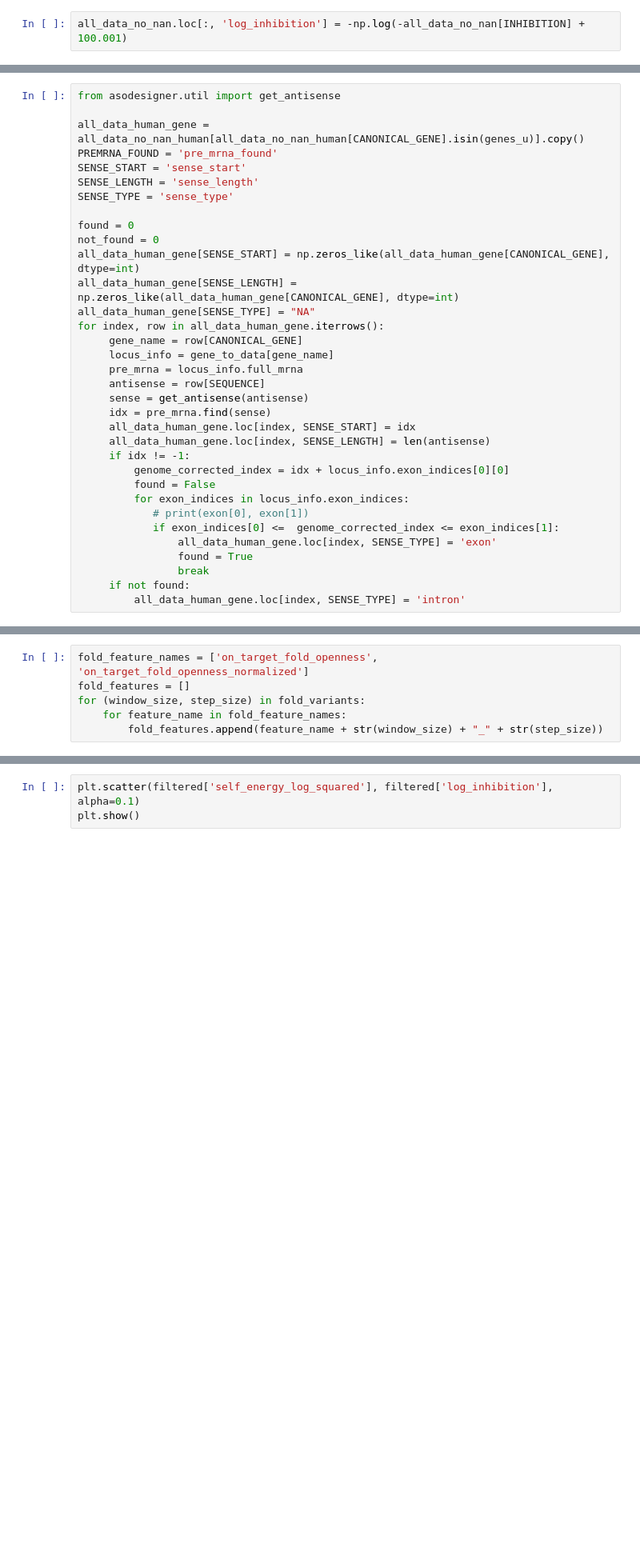
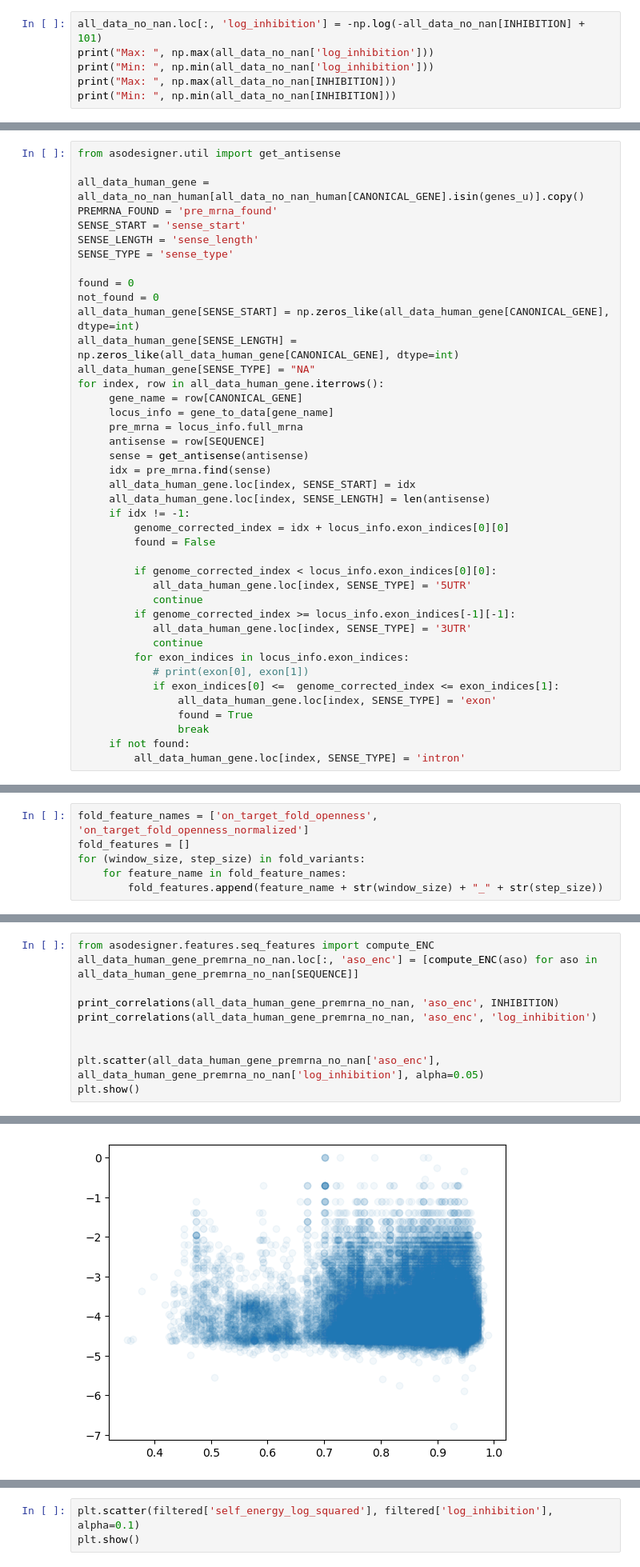
Before and after one commit to RedPenguin100/ASOdesign, a Jupyter notebook: scripts/play_with_all_data.ipynb, the cells around one changed output, grey strips where cells are left out. Shown at 80% size. Saved outputs shown, nothing was run; the diff lists cells and outputs as text; blank space fills up the shorter version.

```diff
--- a/scripts/play_with_all_data.ipynb
+++ b/scripts/play_with_all_data.ipynb
@@ -24,4 +24,8 @@ def print_correlations(df, name1, name2, p_value_threshold=None):
 # %%
 all_data_no_nan = all_data.dropna(subset=[INHIBITION]).copy()
 # %%
-all_data_no_nan.loc[:, 'log_inhibition'] = -np.log(-all_data_no_nan[INHIBITION] + 100.001)
+all_data_no_nan.loc[:, 'log_inhibition'] = -np.log(-all_data_no_nan[INHIBITION] + 101)
+print("Max: ", np.max(all_data_no_nan['log_inhibition']))
+print("Min: ", np.min(all_data_no_nan['log_inhibition']))
+print("Max: ", np.max(all_data_no_nan[INHIBITION]))
+print("Min: ", np.min(all_data_no_nan[INHIBITION]))
@@ -89,6 +98,13 @@ for index, row in all_data_human_gene.iterrows():
      if idx != -1:
          genome_corrected_index = idx + locus_info.exon_indices[0][0]
          found = False
+
+         if genome_corrected_index < locus_info.exon_indices[0][0]:
+            all_data_human_gene.loc[index, SENSE_TYPE] = '5UTR'
+            continue
+         if genome_corrected_index >= locus_info.exon_indices[-1][-1]:
+            all_data_human_gene.loc[index, SENSE_TYPE] = '3UTR'
+            continue
          for exon_indices in locus_info.exon_indices:
             # print(exon[0], exon[1])
             if exon_indices[0] <=  genome_corrected_index <= exon_indices[1]:
@@ -284,0 +407,11 @@ plt.show()
+# %%
+from asodesigner.features.seq_features import compute_ENC
+all_data_human_gene_premrna_no_nan.loc[:, 'aso_enc'] = [compute_ENC(aso) for aso in all_data_human_gene_premrna_no_nan[SEQUENCE]]
+
+print_correlations(all_data_human_gene_premrna_no_nan, 'aso_enc', INHIBITION)
+print_correlations(all_data_human_gene_premrna_no_nan, 'aso_enc', 'log_inhibition')
+
+
+plt.scatter(all_data_human_gene_premrna_no_nan['aso_enc'], all_data_human_gene_premrna_no_nan['log_inhibition'], alpha=0.05)
+plt.show()
+# %% [output]
@@ -284,0 +422 @@ plt.show()
+[figure, added]
```
Also changed, not shown: parts of 30 cells of this notebook.
